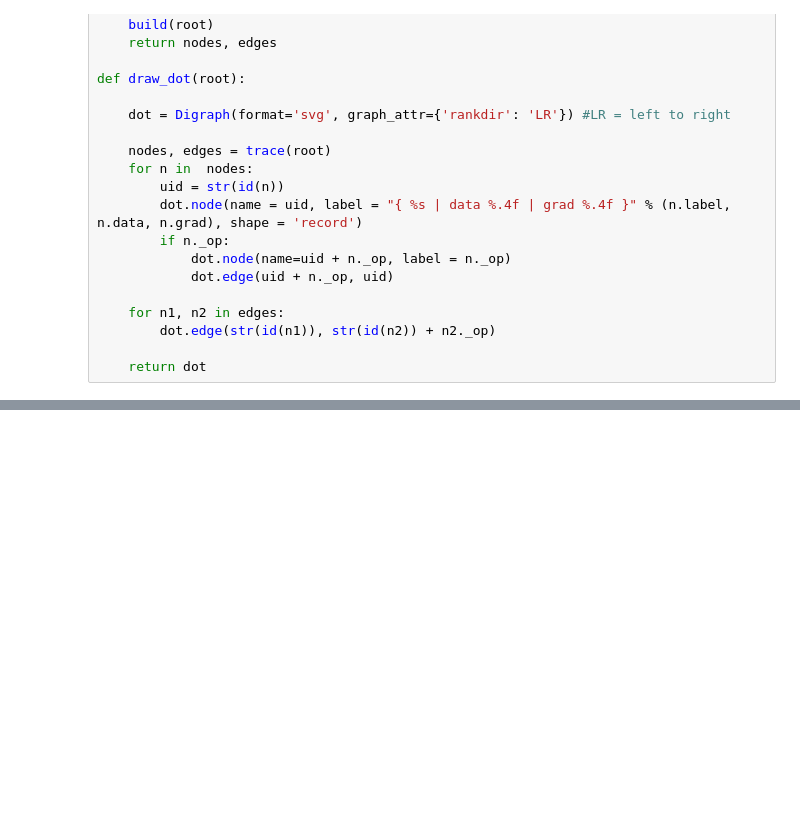
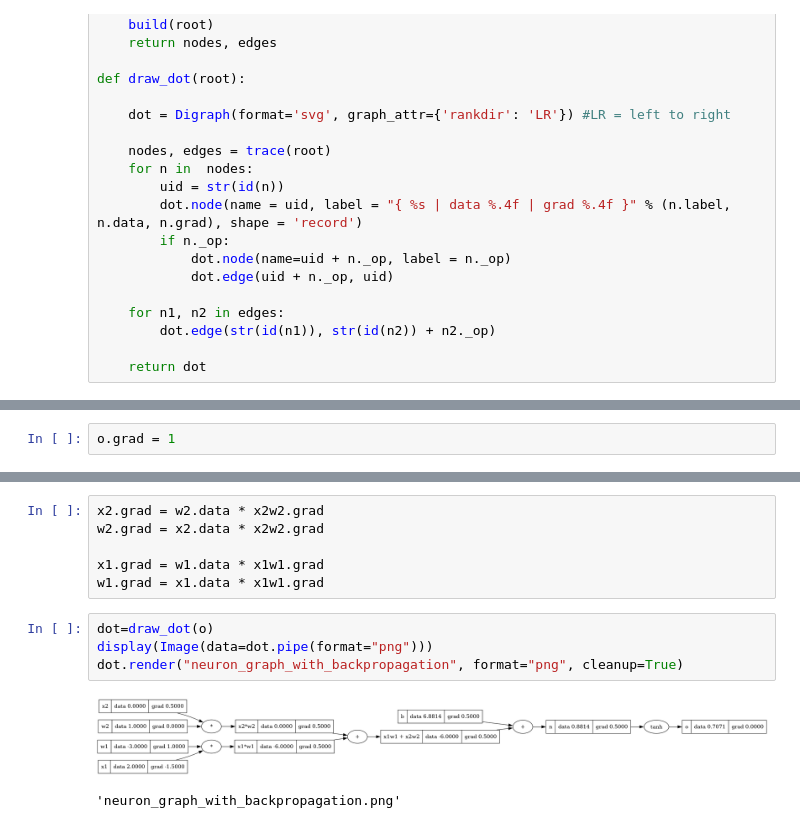
Before and after one commit to joaocosta/neural-networks-hero-to-zero, a Jupyter notebook: lectures/01-micrograd/notebook/Lecture 1 - Intro to micrograd.ipynb, the cells around one changed output, grey strips where cells are left out. Drawn from its saved outputs; the diff is of its cells as text; blank space fills up the shorter version.

```diff
--- a/lectures/01-micrograd/notebook/Lecture 1 - Intro to micrograd.ipynb
+++ b/lectures/01-micrograd/notebook/Lecture 1 - Intro to micrograd.ipynb
@@ -188,0 +231,2 @@ dot.render("micrograd_graph", format="png", cleanup=True)
+# %%
+o.grad = 1
@@ -188,0 +243,13 @@ dot.render("micrograd_graph", format="png", cleanup=True)
+# %%
+x2.grad = w2.data * x2w2.grad
+w2.grad = x2.data * x2w2.grad
+
+x1.grad = w1.data * x1w1.grad
+w1.grad = x1.data * x1w1.grad
+# %%
+dot=draw_dot(o)
+display(Image(data=dot.pipe(format="png")))
+dot.render("neuron_graph_with_backpropagation", format="png", cleanup=True)
+# %% [output]
+[figure, added]
+'neuron_graph_with_backpropagation.png'
```
Also changed, not shown: parts of 6 cells of this notebook, 5 other files.
